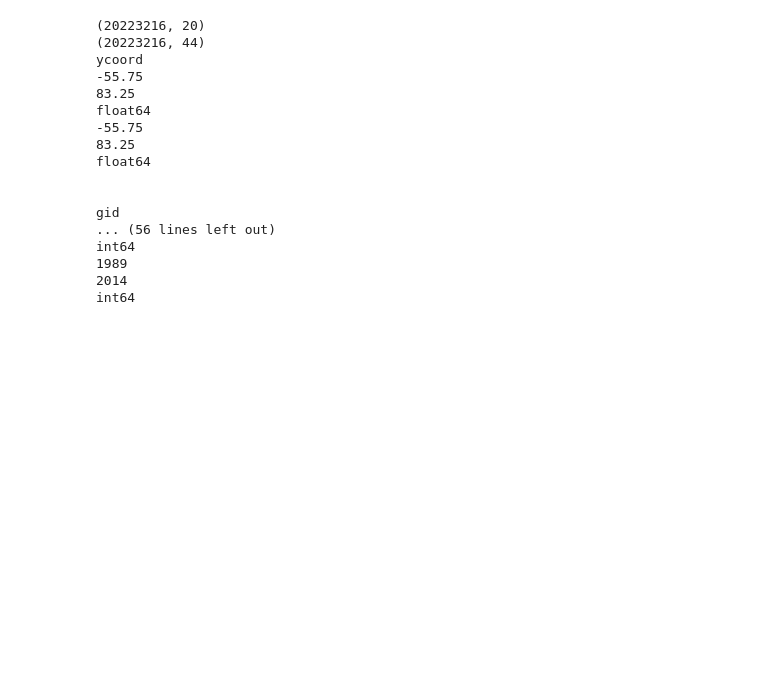
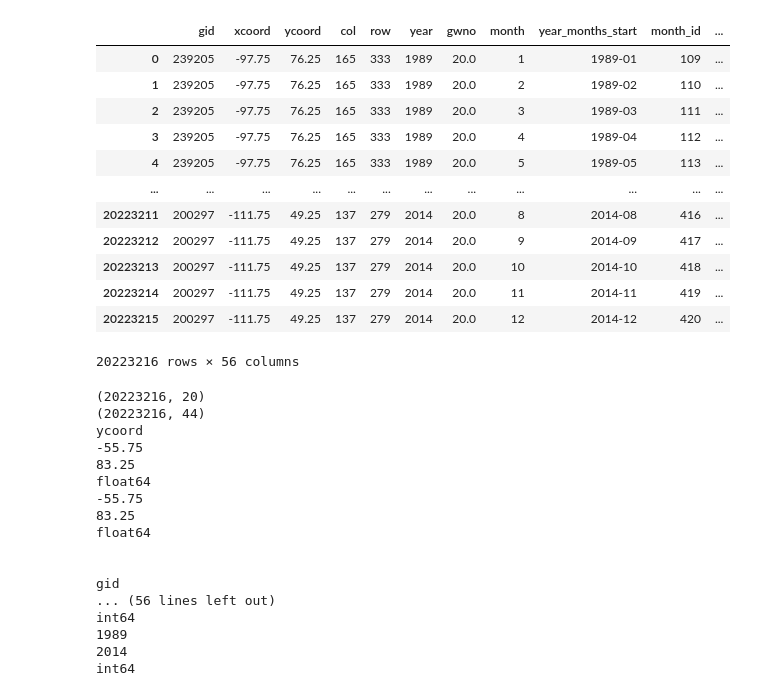
Before and after one commit to Polichinel/Detectron2, a Jupyter notebook: misc/add_PRIO_features.ipynb, the cells around one changed output. Cells and saved outputs as stored; diff of their text form; code cells hidden in the pictures; blank space fills up the shorter version.

```diff
--- a/misc/add_PRIO_features.ipynb
+++ b/misc/add_PRIO_features.ipynb
@@ -8,6 +8,27 @@ import pickle
 import urllib.request
 from scipy import interpolate
 import matplotlib.pyplot as plt
+# %%
+data_dir = '/home/simon/Documents/Bodies/data/PRIO/'
+
+with open(f'{data_dir}prio_ucdp_full.pkl', 'rb') as file:
+    df = pickle.load(file)
+# %%
+df
+# %% [output]
+|  | gid | xcoord | ycoord | col | row | year | gwno | month | year_months_start | month_id | ... |
+| 0 | 239205 | -97.75 | 76.25 | 165 | 333 | 1989 | 20.0 | 1 | 1989-01 | 109 | ... |
+| 1 | 239205 | -97.75 | 76.25 | 165 | 333 | 1989 | 20.0 | 2 | 1989-02 | 110 | ... |
+| 2 | 239205 | -97.75 | 76.25 | 165 | 333 | 1989 | 20.0 | 3 | 1989-03 | 111 | ... |
+| 3 | 239205 | -97.75 | 76.25 | 165 | 333 | 1989 | 20.0 | 4 | 1989-04 | 112 | ... |
+| 4 | 239205 | -97.75 | 76.25 | 165 | 333 | 1989 | 20.0 | 5 | 1989-05 | 113 | ... |
+| ... | ... | ... | ... | ... | ... | ... | ... | ... | ... | ... | ... |
+| 20223211 | 200297 | -111.75 | 49.25 | 137 | 279 | 2014 | 20.0 | 8 | 2014-08 | 416 | ... |
+| 20223212 | 200297 | -111.75 | 49.25 | 137 | 279 | 2014 | 20.0 | 9 | 2014-09 | 417 | ... |
+| 20223213 | 200297 | -111.75 | 49.25 | 137 | 279 | 2014 | 20.0 | 10 | 2014-10 | 418 | ... |
+| 20223214 | 200297 | -111.75 | 49.25 | 137 | 279 | 2014 | 20.0 | 11 | 2014-11 | 419 | ... |
+| 20223215 | 200297 | -111.75 | 49.25 | 137 | 279 | 2014 | 20.0 | 12 | 2014-12 | 420 | ... |
+20223216 rows × 56 columns
 # %%
 data_dir = '/home/simon/Documents/Bodies/data/OD_dataframes_compiled/'
 
```
